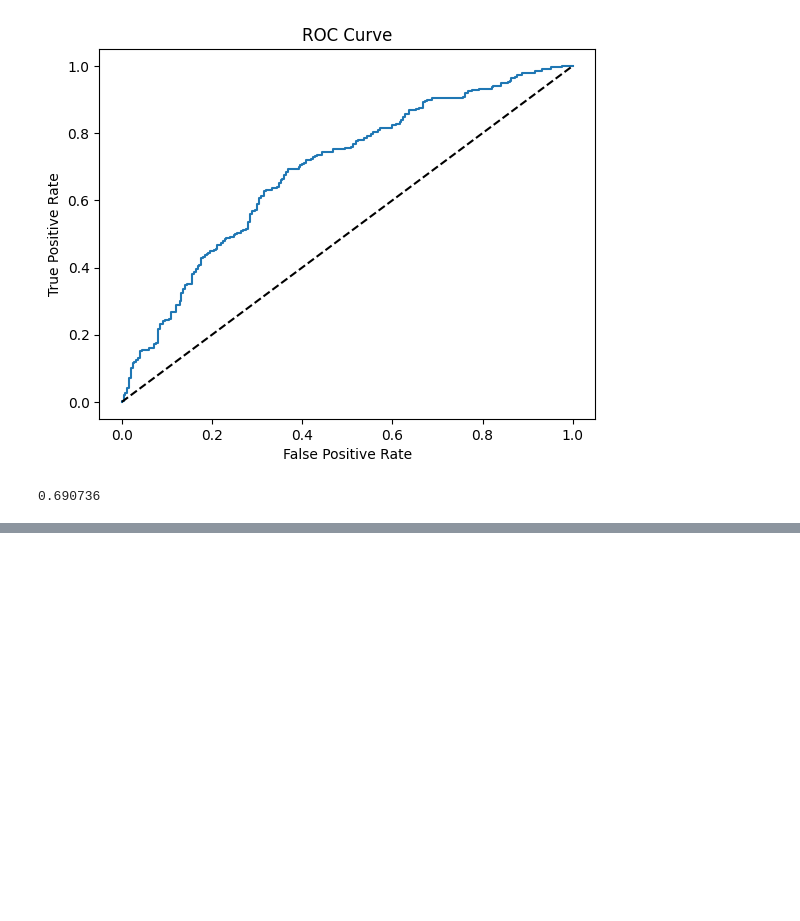
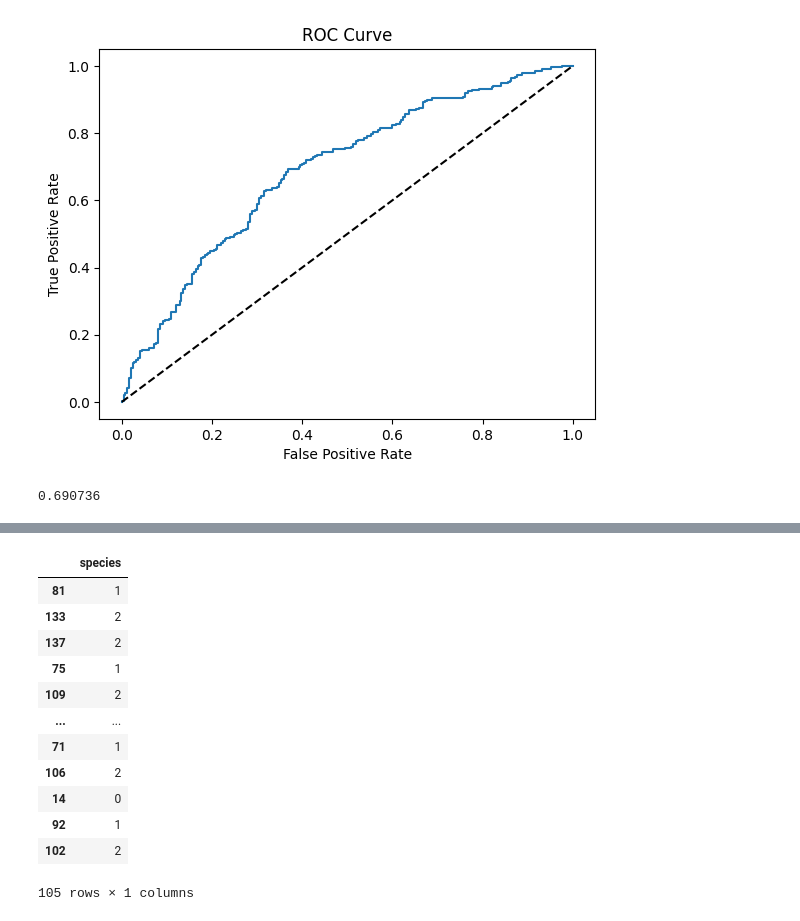
Before and after one commit to srodriguezc91/Proyecto_final_ML_V1, a Jupyter notebook: Código/primer_cuaderno.ipynb, the cells around one changed output, grey strips where cells are left out. Drawn from its saved outputs; the diff is of its cells as text; code cells hidden in the pictures; blank space fills up the shorter version.

```diff
--- a/Código/primer_cuaderno.ipynb
+++ b/Código/primer_cuaderno.ipynb
@@ -416,0 +445,16 @@ roc_auc_score(y, modelo_log_moons.predict_proba(X)[:,1])
+# %%
+y_train
+# %% [output]
+|  | species |
+| 81 | 1 |
+| 133 | 2 |
+| 137 | 2 |
+| 75 | 1 |
+| 109 | 2 |
+| ... | ... |
+| 71 | 1 |
+| 106 | 2 |
+| 14 | 0 |
+| 92 | 1 |
+| 102 | 2 |
+105 rows × 1 columns
```
Also changed, not shown: parts of 3 cells of this notebook.
